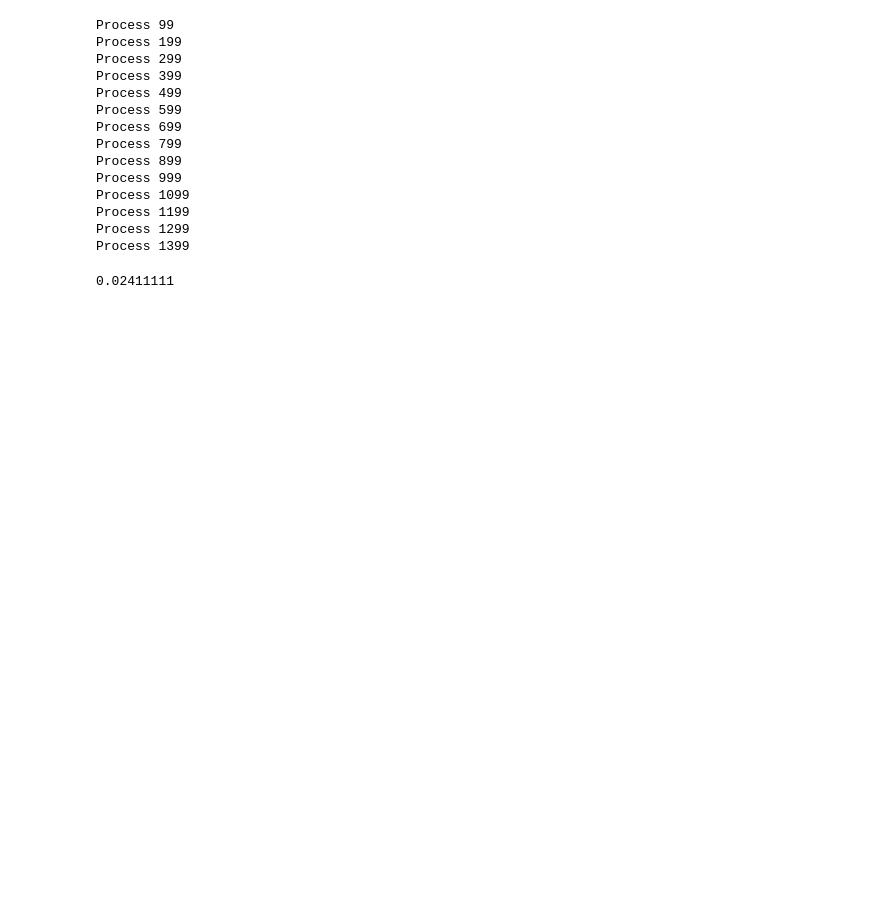
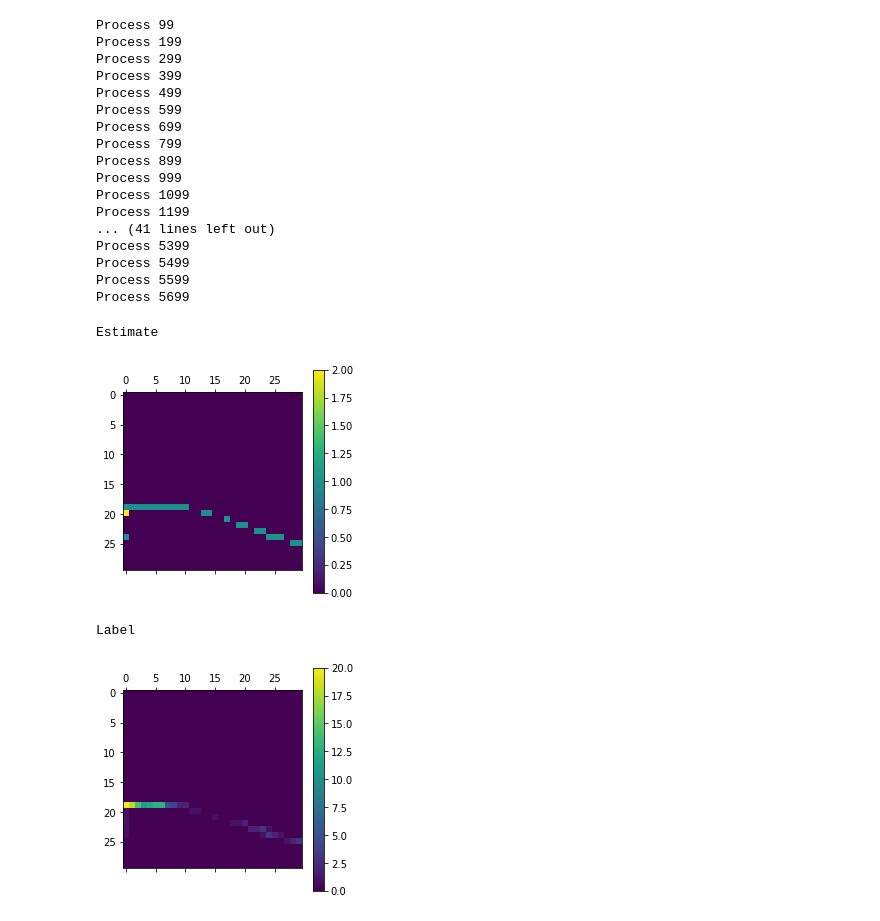
Before and after one commit to susanbao/ViT-pytorch, a Jupyter notebook: inference_patch_loss.ipynb, the cells around one changed output. Cells and saved outputs as stored; diff of their text form; code cells hidden in the pictures; blank space fills up the shorter version.

Commit message:
image-split-2x2

```diff
--- a/inference_patch_loss.ipynb
+++ b/inference_patch_loss.ipynb
@@ -37,15 +37,15 @@ model.eval()
 # %%
 split = "val"
 model_data_path = "/workspace/pytorch-segmentation/pro_data/PSPNet_VOC/"
-annotation_dir = model_data_path + split + "/image_true_losses.npy"
+annotation_dir = model_data_path + split + "/image_split_2_2_true_losses.npy"
 inputs_path = model_data_path + split
 train_loader = FeatureDataset(inputs_path, annotation_dir, aug=False)
 # %%
 estimate_loss_list = None
-for i in range(1449):
+for i in range(1449*4):
     feature, label = train_loader.__getitem__(i)
     patch_loss_estimation = model.forward_patch_result(feature.unsqueeze(0))
-    estimated_loss = tensor_ordinal_to_float(patch_loss_estimation)
+    estimated_loss = tensor_ordinal_to_float_patch(patch_loss_estimation)
     estimated_loss = estimated_loss.numpy()
     if estimate_loss_list is None:
         estimate_loss_list = estimated_loss
@@ -66,6 +66,9 @@ Process 899
 Process 999
 Process 1099
 Process 1199
-Process 1299
-Process 1399
+... (41 lines left out)
+Process 5399
+Process 5499
+Process 5599
+Process 5699
 # %%
@@ -73,11 +76,23 @@ store_path = "./output/region_16_16/ViT-output-PSPNet-VOC-train-ordinal-new_loss
 json_object = {"losses":estimate_loss_list.tolist()}
 write_one_results(json_object, store_path)
-# %%
-feature, label = train_loader.__getitem__(0)
-patch_loss_estimation = model.forward_patch_result(feature.unsqueeze(0))
-estimated_loss = tensor_ordinal_to_float(patch_loss_estimation)
-estimated_loss = estimated_loss.numpy()
-# %%
-estimated_loss.mean()
-# %% [output]
-0.02411111
+# %%
+def display_one_sample_result(index):
+    feature, label = train_loader.__getitem__(index)
+    patch_loss_estimation = model.forward_patch_result(feature.unsqueeze(0))
+    estimated_loss = tensor_ordinal_to_float_patch(patch_loss_estimation)
+    estimated_loss = estimated_loss.numpy()
+    print("Estimate")
+    plt.matshow(patch_loss_estimation.argmax(dim=1).reshape(30,30))
+    plt.colorbar()
+    plt.show()
+    print("Label")
+    plt.matshow(label[1:].reshape(30,30))
+    plt.colorbar()
+    plt.show()
+# %%
+display_one_sample_result(0)
+# %% [output]
+Estimate
+[figure, added]
+Label
+[figure, added]
```
Also changed, not shown: parts of 7 cells of this notebook, 5 other files.
